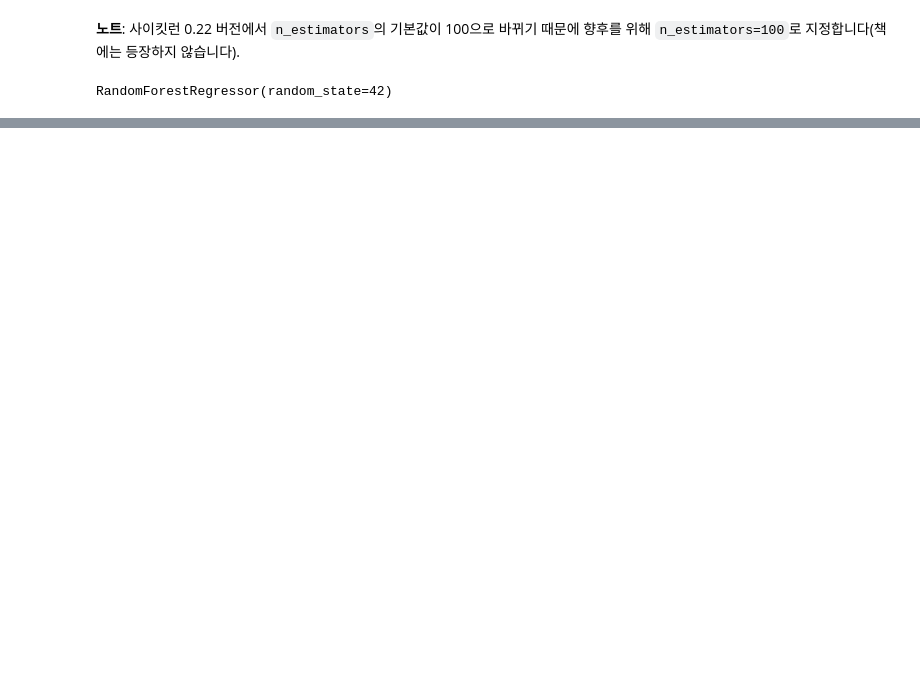
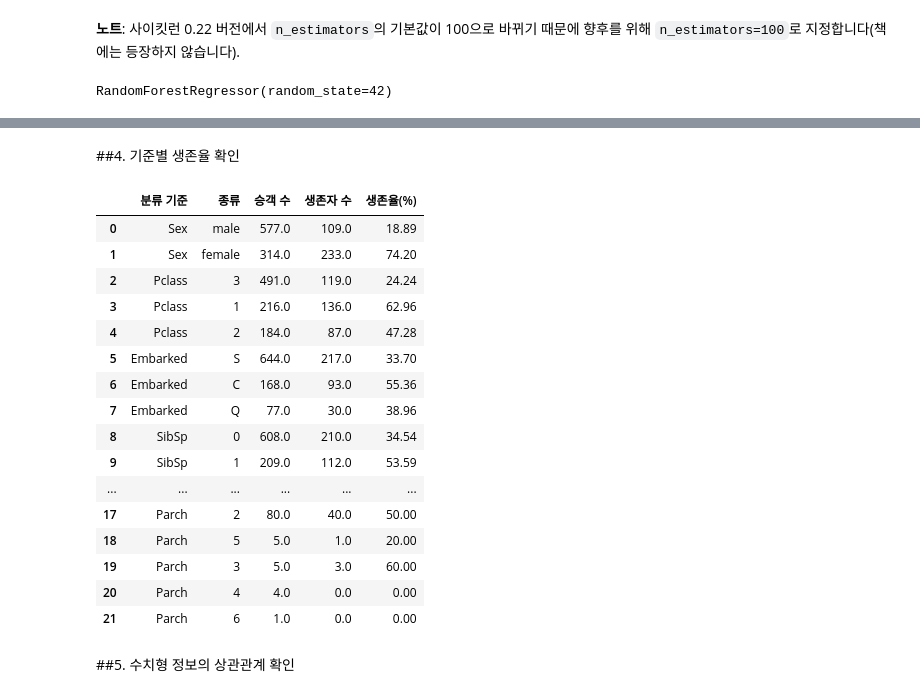
Before and after one commit to ssukk99/handson-ml2, a Jupyter notebook: 02_end_to_end_machine_learning_project.ipynb, the cells around one changed output, grey strips where cells are left out. Saved outputs shown, nothing was run; the diff lists cells and outputs as text; code cells hidden in the pictures; blank space fills up the shorter version.

```diff
--- a/02_end_to_end_machine_learning_project.ipynb
+++ b/02_end_to_end_machine_learning_project.ipynb
@@ -1776,0 +1179,17 @@ grid_search_prep.best_params_
+# %%
+# 결측값 개수를 담을 빈 표
+missing_table = pd.DataFrame()
+
+# 모든 열을 하나씩 확인
+for column in data.columns:
+
+    # 현재 열에 빈칸이 있는 행을 제외한 데이터
+    recorded = data.dropna(subset=[column])
+
+    # 전체 인원 - 값이 기록된 인원 = 결측값 개수
+    missing_count = len(data) - len(recorded)
+
+    # 해당 열의 결측값 개수를 표에 저장
+    missing_table.loc[column, "결측값 수"] = missing_count
+
+missing_table
@@ -1776,0 +1266,56 @@ grid_search_prep.best_params_
+# %% [markdown]
+##4. 기준별 생존율 확인
+# %%
+# 결과를 담을 빈 표
+survival_table = pd.DataFrame()
+row = 0  # 결과를 넣을 행 번호
+
+# 기준으로 사용할 열을 하나씩 선택
+for column in ["Sex", "Pclass", "Embarked", "SibSp", "Parch"]:
+
+    counts = data[column].value_counts()
+     # 실제 데이터에 있는 종류와 개수 확인
+
+    for category in counts.index:
+
+        # 현재 종류에 해당하는 승객만 선택
+        passengers = data[data[column] == category]
+        # 선택된 승객 중 생존자만 선택
+        survivors = passengers[passengers["Survived"] == 1]
+
+        # 승객 수와 생존자 수 계산
+        passenger_count = len(passengers)
+        survivor_count = len(survivors)
+        # 생존율 계산
+        survival_rate = survivor_count / passenger_count * 100
+
+        # 계산 결과 저장
+        survival_table.loc[row, "분류 기준"] = column
+        survival_table.loc[row, "종류"] = category
+        survival_table.loc[row, "승객 수"] = passenger_count
+        survival_table.loc[row, "생존자 수"] = survivor_count
+        survival_table.loc[row, "생존율(%)"] = survival_rate
+
+        row = row + 1  # 다음 결과는 다음 행에 저장
+
+survival_table.round(2)
+# %% [output]
+|  | 분류 기준 | 종류 | 승객 수 | 생존자 수 | 생존율(%) |
+| 0 | Sex | male | 577.0 | 109.0 | 18.89 |
+| 1 | Sex | female | 314.0 | 233.0 | 74.20 |
+| 2 | Pclass | 3 | 491.0 | 119.0 | 24.24 |
+| 3 | Pclass | 1 | 216.0 | 136.0 | 62.96 |
+| 4 | Pclass | 2 | 184.0 | 87.0 | 47.28 |
+| 5 | Embarked | S | 644.0 | 217.0 | 33.70 |
+| 6 | Embarked | C | 168.0 | 93.0 | 55.36 |
+| 7 | Embarked | Q | 77.0 | 30.0 | 38.96 |
+| 8 | SibSp | 0 | 608.0 | 210.0 | 34.54 |
+| 9 | SibSp | 1 | 209.0 | 112.0 | 53.59 |
+| ... | ... | ... | ... | ... | ... |
+| 17 | Parch | 2 | 80.0 | 40.0 | 50.00 |
+| 18 | Parch | 5 | 5.0 | 1.0 | 20.00 |
+| 19 | Parch | 3 | 5.0 | 3.0 | 60.00 |
+| 20 | Parch | 4 | 4.0 | 0.0 | 0.00 |
+| 21 | Parch | 6 | 1.0 | 0.0 | 0.00 |
+# %% [markdown]
+##5. 수치형 정보의 상관관계 확인
```
Also changed, not shown: parts of 133 cells of this notebook.
